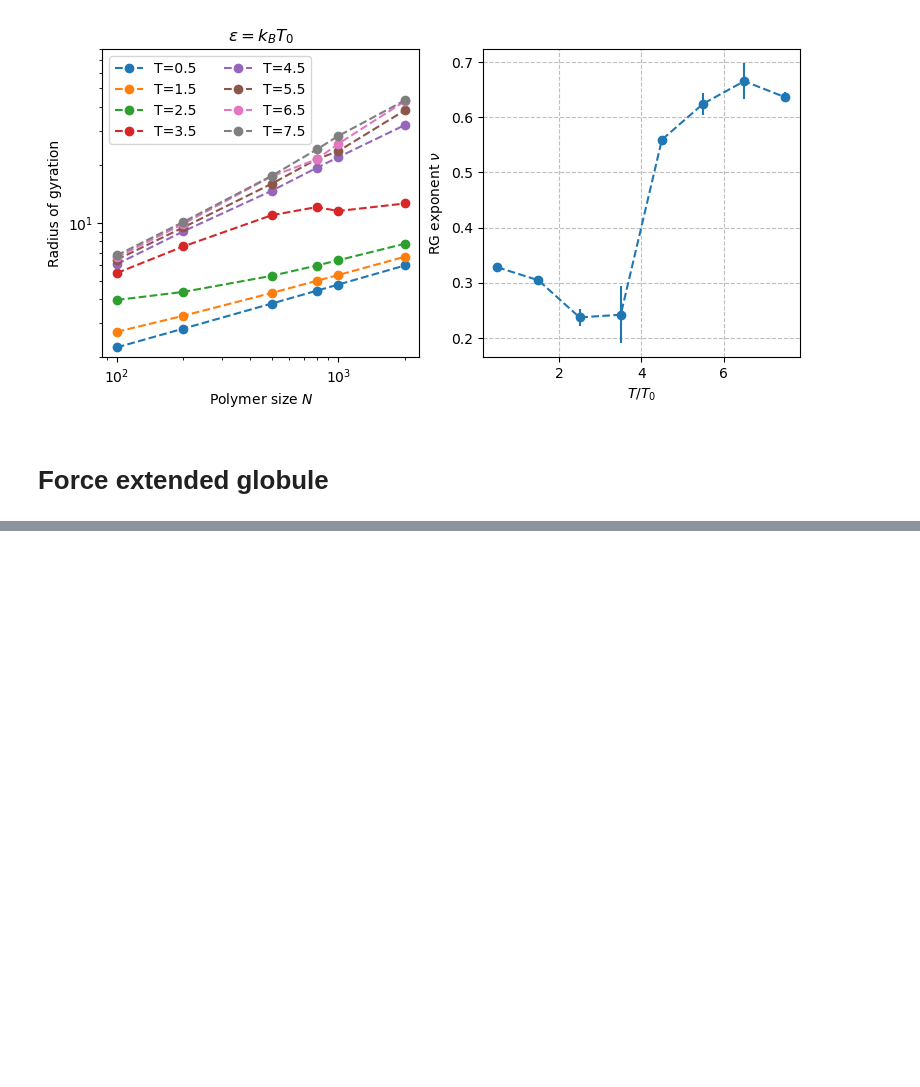
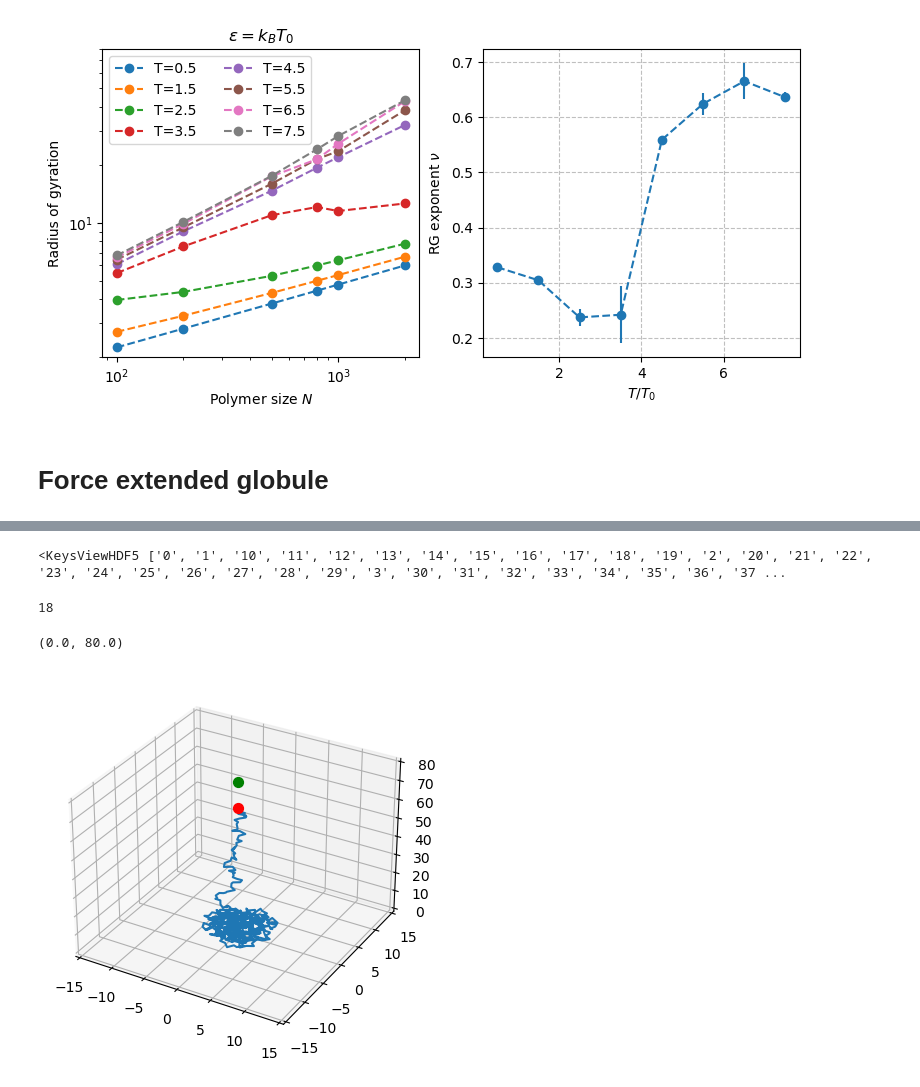
Before and after one commit to s-brahmachari/chromdyn, a Jupyter notebook: notebooks/Finzi_collab.ipynb, the cells around one changed output, grey strips where cells are left out. Drawn from its saved outputs; the diff is of its cells as text; code cells hidden in the pictures; blank space fills up the shorter version.

```diff
--- a/notebooks/Finzi_collab.ipynb
+++ b/notebooks/Finzi_collab.ipynb
@@ -173,0 +214,21 @@ sim.pos_reporter.resume()
+# %%
+pos = h5py.File('output/test_positions.cndb','r')
+pos.keys()
+# %% [output]
+<KeysViewHDF5 ['0', '1', '10', '11', '12', '13', '14', '15', '16', '17', '18', '19', '2', '20', '21', '22', '23', '24', '25', '26', '27', '28', '29', '3', '30', '31', '32', '33', '34', '35', '36', '37 ...
+# %%
+
+fig = plt.figure()
+ax = fig.add_subplot(111, projection='3d')
+n=str(np.random.randint(0,99))
+print(n)
+ax.plot(pos[n][:,0], pos[n][:,1], pos[n][:,2])
+ax.scatter(pos[n][-1,0], pos[n][-1,1], pos[n][-1,2], 'o', s=50, c='r')
+ax.scatter(0, 0, 80, 'o', s=50, c='g')
+ax.set_xlim(-15,15)
+ax.set_ylim(-15,15)
+ax.set_zlim(0,80)
+# %% [output]
+18
+(0.0, 80.0)
+[figure, added]
```
Also changed, not shown: parts of 8 cells of this notebook, 6 other files.
